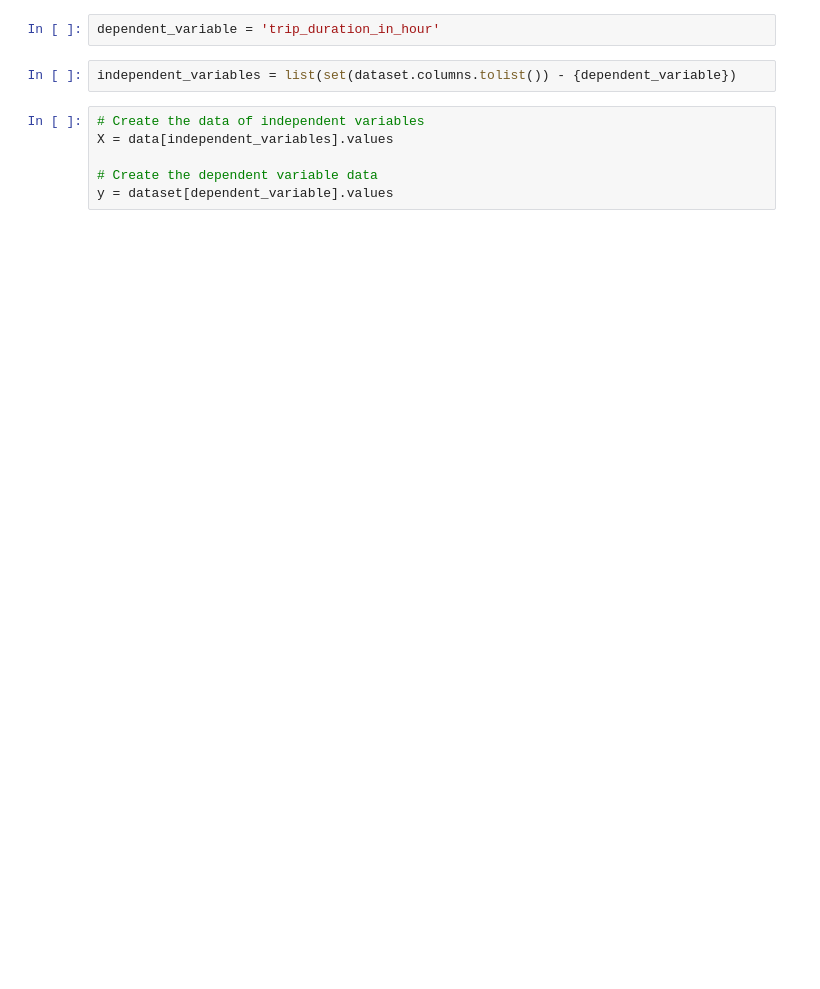
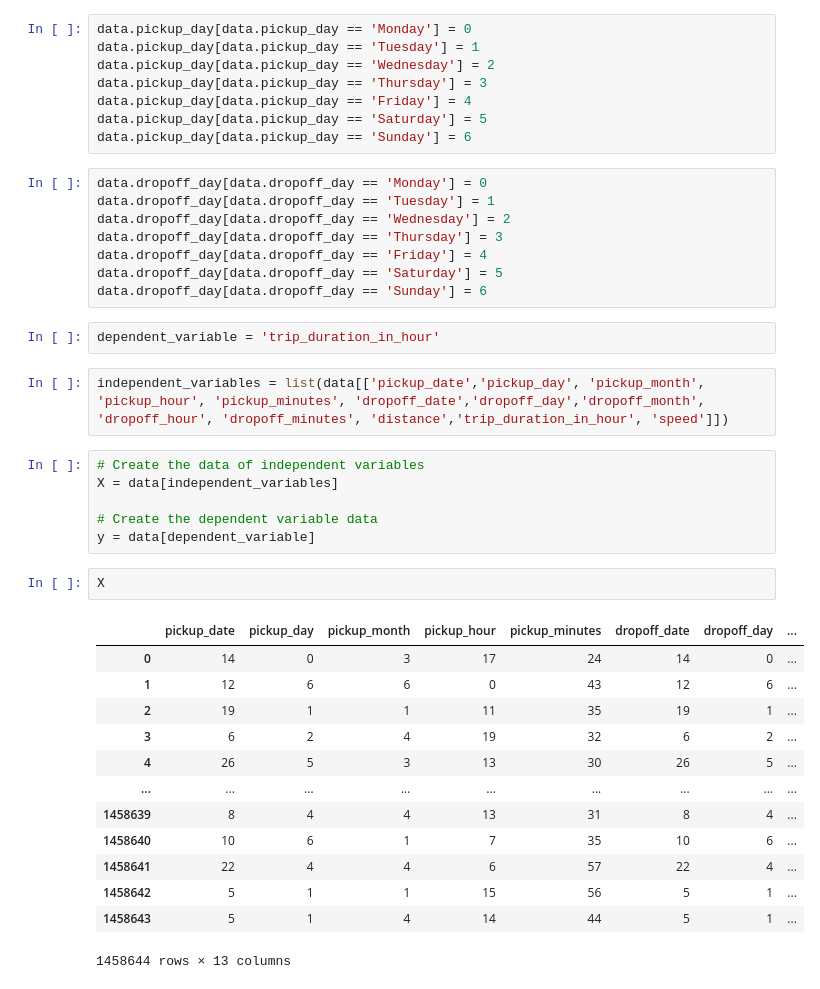
Before and after one commit to kiran2424/NYC-Taxi-Trip-Time-Prediction, a Jupyter notebook: NYC_Taxi_Trip_Time_Prediction_Capstone_Project.ipynb, the cells around one changed output. Cells and saved outputs as stored; diff of their text form; blank space fills up the shorter version.

```diff
--- a/NYC_Taxi_Trip_Time_Prediction_Capstone_Project.ipynb
+++ b/NYC_Taxi_Trip_Time_Prediction_Capstone_Project.ipynb
@@ -616,10 +652,42 @@ plt.show()
+# %%
+data.pickup_day[data.pickup_day == 'Monday'] = 0
+data.pickup_day[data.pickup_day == 'Tuesday'] = 1
+data.pickup_day[data.pickup_day == 'Wednesday'] = 2
+data.pickup_day[data.pickup_day == 'Thursday'] = 3
+data.pickup_day[data.pickup_day == 'Friday'] = 4
+data.pickup_day[data.pickup_day == 'Saturday'] = 5
+data.pickup_day[data.pickup_day == 'Sunday'] = 6
+# %%
+data.dropoff_day[data.dropoff_day == 'Monday'] = 0
+data.dropoff_day[data.dropoff_day == 'Tuesday'] = 1
+data.dropoff_day[data.dropoff_day == 'Wednesday'] = 2
+data.dropoff_day[data.dropoff_day == 'Thursday'] = 3
+data.dropoff_day[data.dropoff_day == 'Friday'] = 4
+data.dropoff_day[data.dropoff_day == 'Saturday'] = 5
+data.dropoff_day[data.dropoff_day == 'Sunday'] = 6
 # %%
 dependent_variable = 'trip_duration_in_hour'
-# %%
-independent_variables = list(set(dataset.columns.tolist()) - {dependent_variable})
+# %%
+independent_variables = list(data[['pickup_date','pickup_day', 'pickup_month', 'pickup_hour', 'pickup_minutes', 'dropoff_date','dropoff_day','dropoff_month', 'dropoff_hour', 'dropoff_minutes', 'distance','trip_duration_in_hour', 'speed']])
 # %%
 # Create the data of independent variables
-X = data[independent_variables].values
+X = data[independent_variables]
 
 # Create the dependent variable data
-y = dataset[dependent_variable].values
+y = data[dependent_variable]
+# %%
+X
+# %% [output]
+|  | pickup_date | pickup_day | pickup_month | pickup_hour | pickup_minutes | dropoff_date | dropoff_day | ... |
+| 0 | 14 | 0 | 3 | 17 | 24 | 14 | 0 | ... |
+| 1 | 12 | 6 | 6 | 0 | 43 | 12 | 6 | ... |
+| 2 | 19 | 1 | 1 | 11 | 35 | 19 | 1 | ... |
+| 3 | 6 | 2 | 4 | 19 | 32 | 6 | 2 | ... |
+| 4 | 26 | 5 | 3 | 13 | 30 | 26 | 5 | ... |
+| ... | ... | ... | ... | ... | ... | ... | ... | ... |
+| 1458639 | 8 | 4 | 4 | 13 | 31 | 8 | 4 | ... |
+| 1458640 | 10 | 6 | 1 | 7 | 35 | 10 | 6 | ... |
+| 1458641 | 22 | 4 | 4 | 6 | 57 | 22 | 4 | ... |
+| 1458642 | 5 | 1 | 1 | 15 | 56 | 5 | 1 | ... |
+| 1458643 | 5 | 1 | 4 | 14 | 44 | 5 | 1 | ... |
+1458644 rows × 13 columns
```
Also changed, not shown: parts of 32 cells of this notebook.
